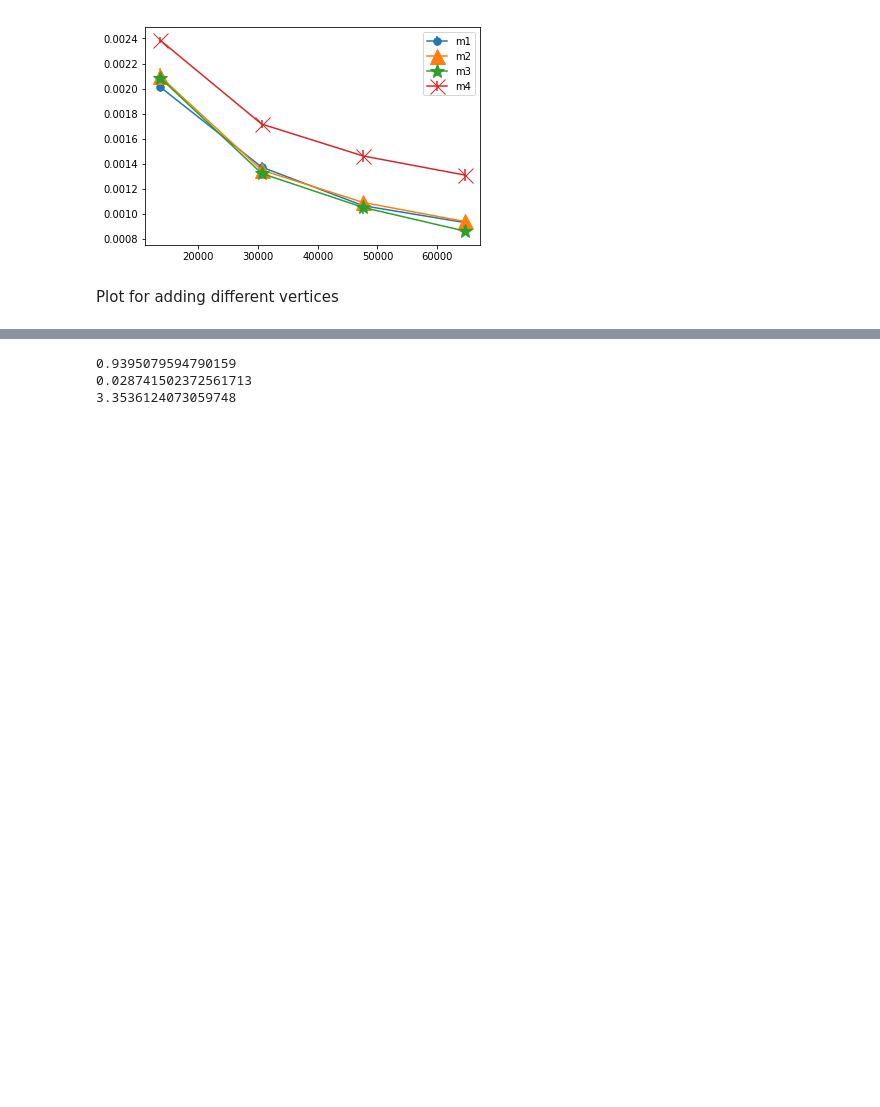
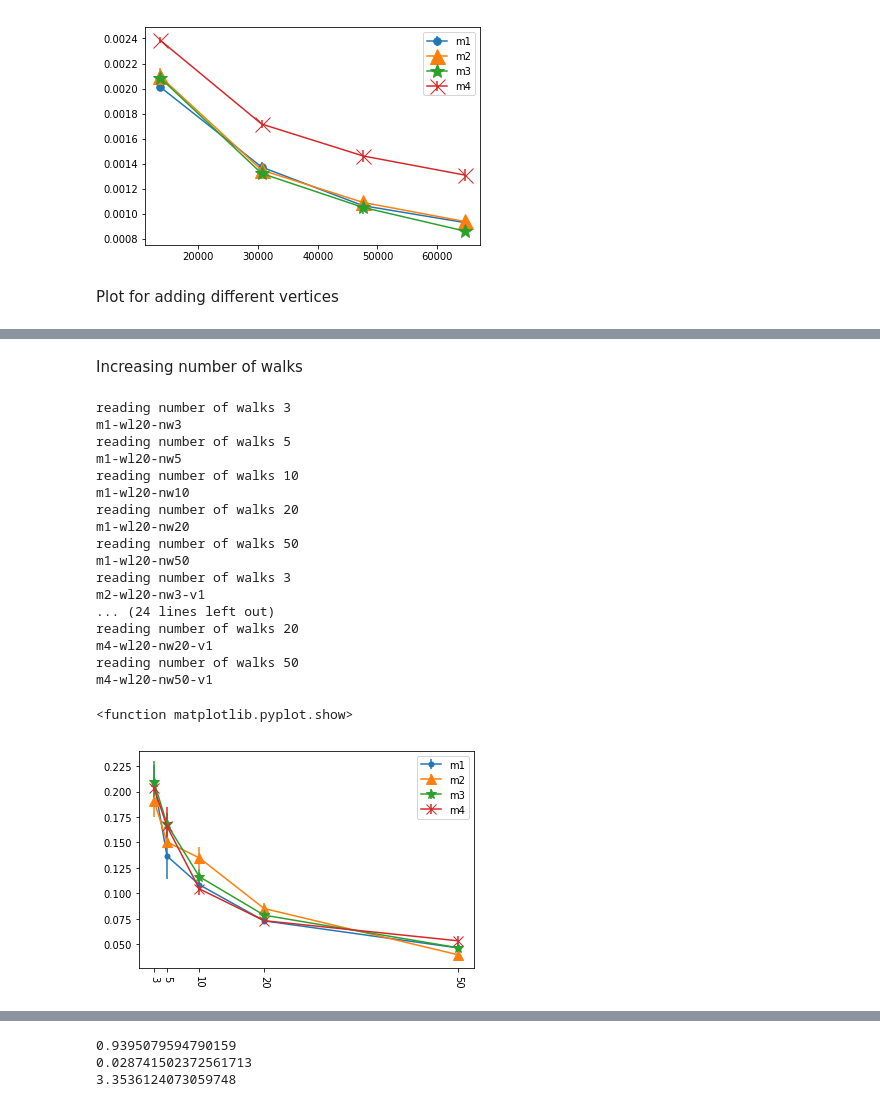
Before and after one commit to shps/incremental-representation-learning, a Jupyter notebook: materials/node_classification_from_random_walk.ipynb, the cells around one changed output, grey strips where cells are left out. Cells and saved outputs as stored; diff of their text form; code cells hidden in the pictures; blank space fills up the shorter version.

```diff
--- a/materials/node_classification_from_random_walk.ipynb
+++ b/materials/node_classification_from_random_walk.ipynb
@@ -196,0 +288,64 @@ reading vertex v1
+# %% [markdown]
+Increasing number of walks
+# %%
+fig_size = plt.rcParams["figure.figsize"]
+fig_size[0] = 6
+fig_size[1] = 4
+plt.rcParams["figure.figsize"] = fig_size
+
+wl = 20
+num_walks = [3,5,10,20,50]
+formats=['.-', '^-', '*-','x-']
+
+x_axis = num_walks
+v = "v1"
+for mm in range(nmethods):
+    all_errors = []
+    for nw in num_walks:
+        print("reading number of walks " + str(nw))
+        runs = read_walks(methods[mm], v, wl, nw)
+        errors = []
+        for rr in range(num_runs):
+            M_empirical = np.zeros((n_nodes, n_nodes))
+            for walk in runs[rr]:
+                for kk in range(wl - 1):
+                    M_empirical[walk[kk] - 1, walk[kk + 1] - 1] += 1
+
+            n_samples = M_empirical.sum()
+            M_empirical = M_empirical.T / np.maximum(M_empirical.sum(axis=1), 1)
+
+            errors.append(np.abs(M_theory - M_empirical).max())
+
+        all_errors.append(errors)
+    n = len(all_errors)
+#     print(n)
+    means = np.mean(all_errors,axis=1)
+#     print(means)
+    stdv = np.std(all_errors, axis=1)
+    stderr = stdv/np.sqrt(n)
+    plt.errorbar(x_axis, means, yerr=stderr, fmt=formats[mm], label=methods[mm], ms=10)
+    plt.xticks(x_axis, rotation=-90)
+    plt.legend()
+
+plt.show
+# plt.plot(x_axis, all_errors, '.-')
+# %% [output]
+reading number of walks 3
+m1-wl20-nw3
+reading number of walks 5
+m1-wl20-nw5
+reading number of walks 10
+m1-wl20-nw10
+reading number of walks 20
+m1-wl20-nw20
+reading number of walks 50
+m1-wl20-nw50
+reading number of walks 3
+m2-wl20-nw3-v1
+... (24 lines left out)
+reading number of walks 20
+m4-wl20-nw20-v1
+reading number of walks 50
+m4-wl20-nw50-v1
+<function matplotlib.pyplot.show>
+[figure, added]
```
Also changed, not shown: parts of 17 cells of this notebook, 5 other files.
